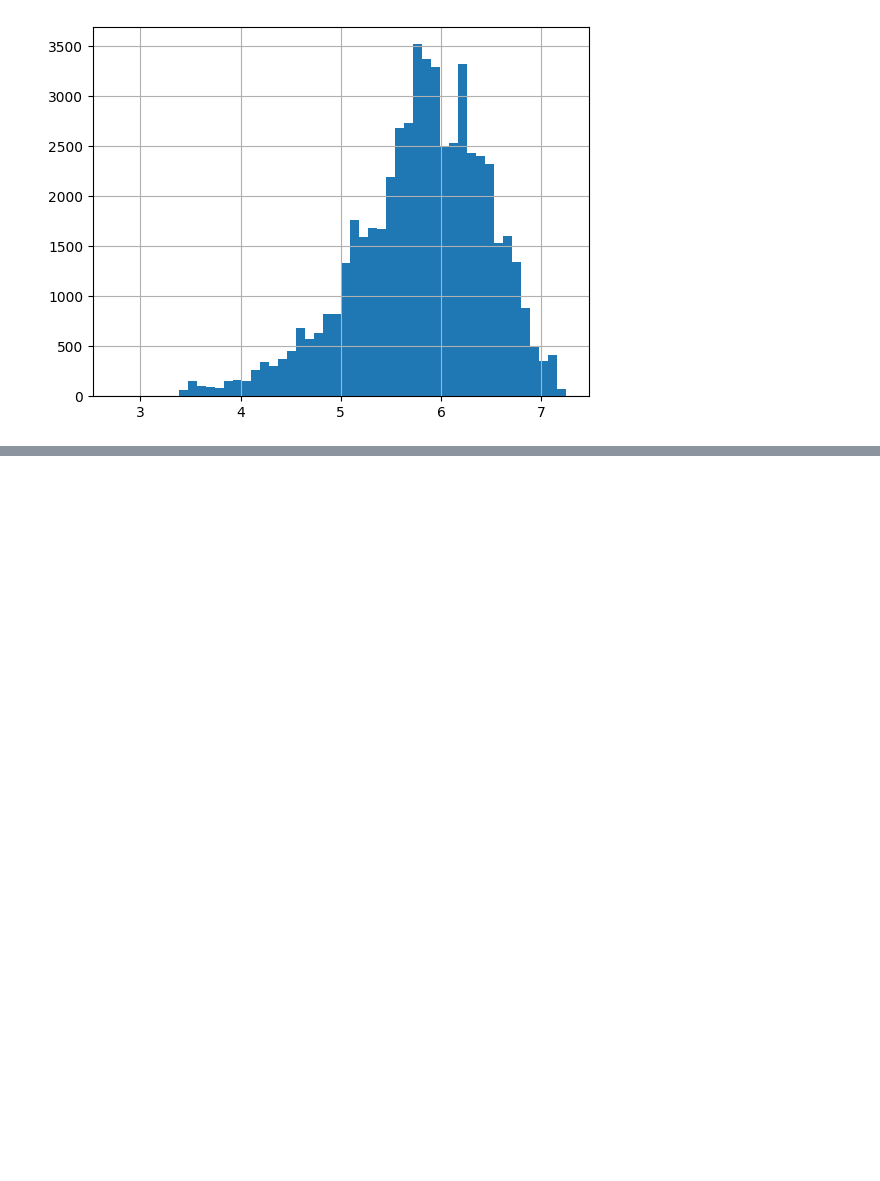
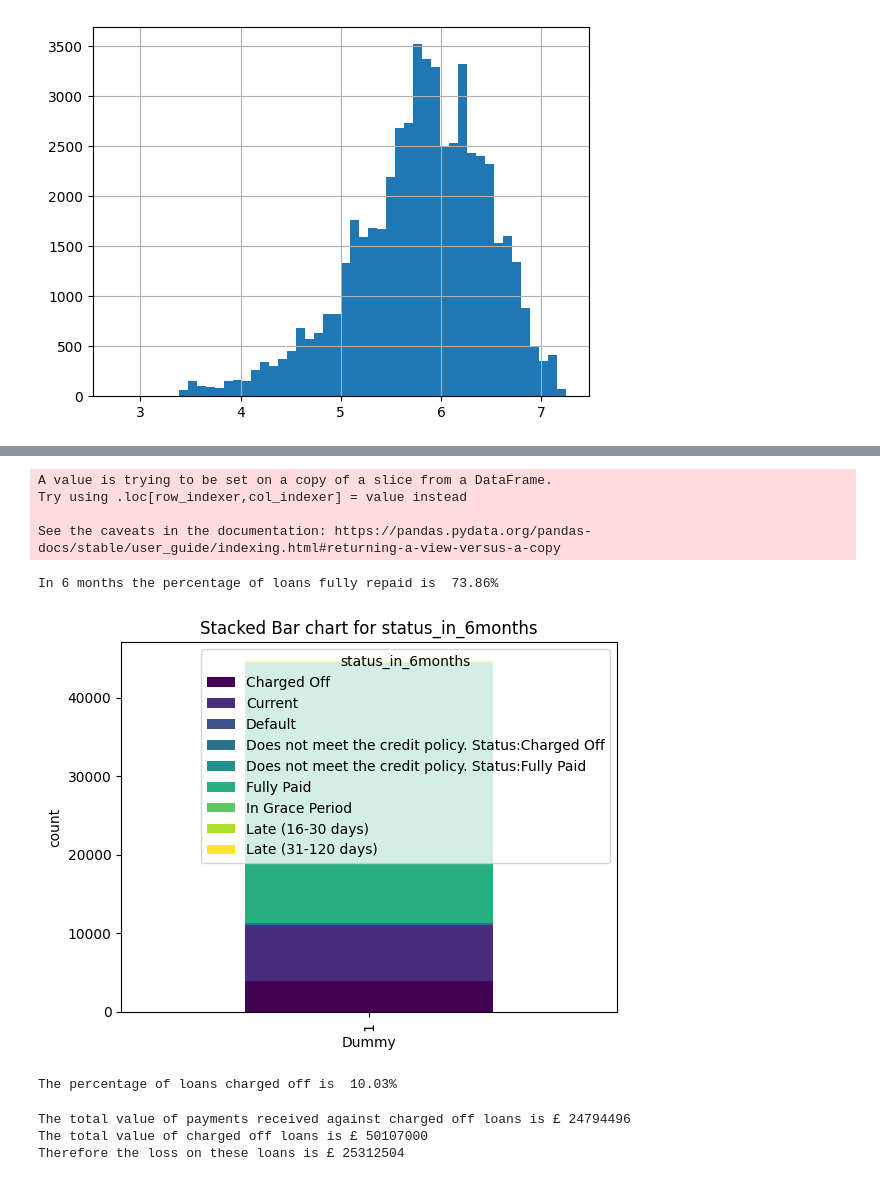
Before and after one commit to tgcoughlin/exploratory-data-analysis---customer-loans-in-finance597, a Jupyter notebook: db.ipynb, the cells around one changed output, grey strips where cells are left out. Drawn from its saved outputs; the diff is of its cells as text; code cells hidden in the pictures; blank space fills up the shorter version.

```diff
--- a/db.ipynb
+++ b/db.ipynb
@@ -620,3 +640,6 @@ log_instalment.hist(bins=50)
 # %% [output]
 <Axes: >
 [figure]
+# %%
+remove_outliers = DataFrameTransform(new_df)
+new_df = remove_outliers.remove_outliers_z('instalment')
@@ -622,0 +735,7 @@ log_instalment.hist(bins=50)
+# %%
+"""Task One, part 2 - 6 months later"""
+#Need to revert to 'new_df' as colinearity task removed key columns needed to calc position in 6 months
+
+new_df['total_received_6months'] = new_df['total_payment'] + (new_df['instalment'] * 6)
+
+new_df[['instalment', 'loan_amount', 'out_prncp', 'out_prncp_inv', 'total_payment', 'total_rec_int', 'loan_status', 'total_received_6months']].head()
@@ -622,0 +753,57 @@ log_instalment.hist(bins=50)
+# %%
+#apply a new status for loans fully recovered in 6 months
+def determine_status(row):
+    if row['total_received_6months'] >= row['loan_amount']:
+        return 'Fully Paid'
+    else:
+        return row['loan_status']
+
+new_df['status_in_6months'] = new_df.apply(determine_status, axis=1)
+# %% [output]
+A value is trying to be set on a copy of a slice from a DataFrame.
+Try using .loc[row_indexer,col_indexer] = value instead
+
+See the caveats in the documentation: https://pandas.pydata.org/pandas-docs/stable/user_guide/indexing.html#returning-a-view-versus-a-copy
+# %%
+new_df_6months = new_df
+
+m4info_6months = DataFrameInfo(new_df_6months)
+recovered_loans_6months = m4info_6months.get_value_counts('status_in_6months')['Fully Paid']
+recovered_loans_6months
+percentage_fully_recovered_6months = (recovered_loans_6months / len(m4_df)) * 100
+print(f"In 6 months the percentage of loans fully repaid is {percentage_fully_recovered_6months: .2f}%")
+
+m4plots_6months = Plotter(new_df_6months)
+m4plots_6months.stacked_bar_chart_column_values('status_in_6months')
+# %% [output]
+In 6 months the percentage of loans fully repaid is  73.86%
+[figure, added]
+# %%
+"""Task Two, part one - Charged off Loans"""
+#Calculate the percentage of loans that are cgarged off
+
+m4info = DataFrameInfo(m4_df)
+co_loans = m4info.get_value_counts('loan_status')['Charged Off']
+co_loans
+percentage_chargedoff = (co_loans / len(m4_df)) * 100
+print(f"The percentage of loans charged off is {percentage_chargedoff: .2f}%")
+# %% [output]
+The percentage of loans charged off is  10.03%
+# %%
+"""Task Two part two, payments received against charged off loans"""
+
+#First filter the loans to only charged off loans
+co_df = m4_df
+co_df_filtered = co_df[co_df['loan_status'] == 'Charged Off']
+
+#Next, return the total payments received in this filtered df
+
+co_payments_received = co_df_filtered['total_payment'].sum()
+print(f"The total value of payments received against charged off loans is £{co_payments_received: .0f}")
+co_loans_written = co_df_filtered['loan_amount'].sum()
+print(f"The total value of charged off loans is £{co_loans_written: .0f}")
+print(f"Therefore the loss on these loans is £{co_loans_written - co_payments_received: .0f}")
+# %% [output]
+The total value of payments received against charged off loans is £ 24794496
+The total value of charged off loans is £ 50107000
+Therefore the loss on these loans is £ 25312504
```
Also changed, not shown: parts of 13 cells of this notebook, 2 other files.
